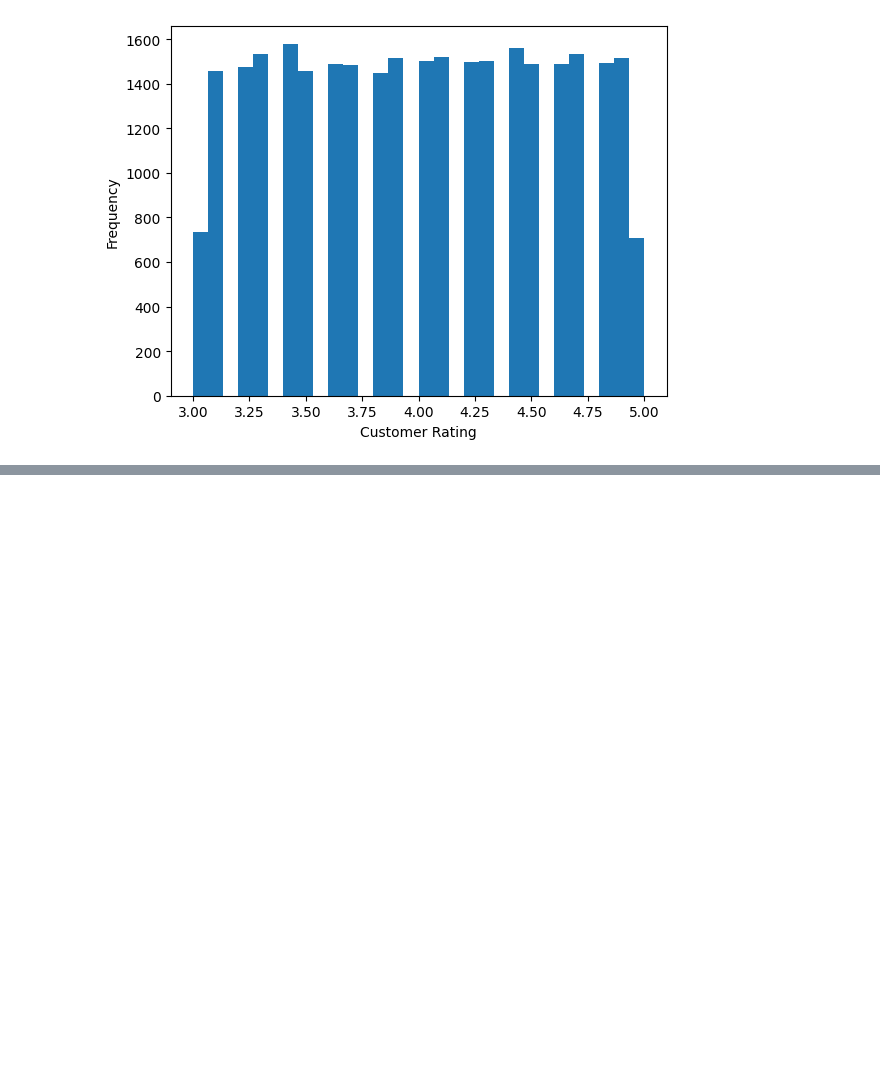
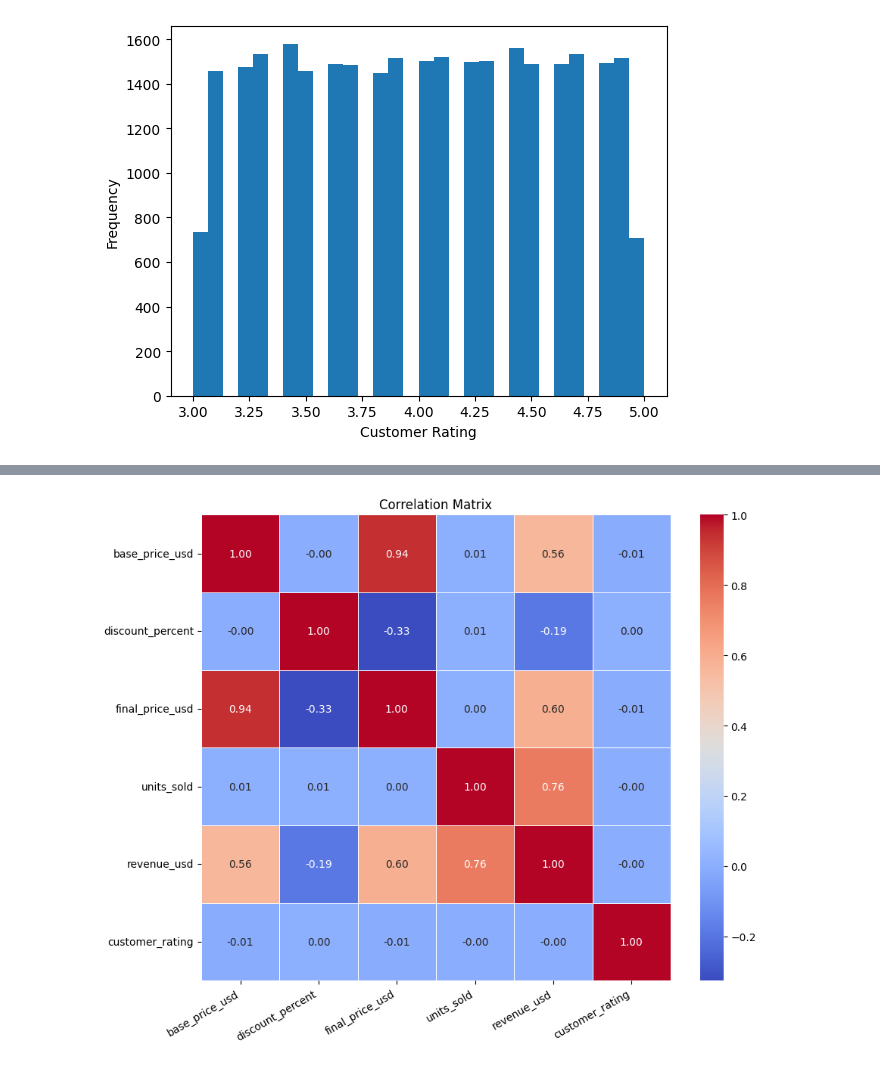
Before and after one commit to MrBigJupiter/Footwear_Sales_Analysis_2018_2026, a Jupyter notebook: Footwear Sales Analysis 2018/Jupyter Notebooks/eda.ipynb, the cells around one changed output, grey strips where cells are left out. Drawn from its saved outputs; the diff is of its cells as text; code cells hidden in the pictures; blank space fills up the shorter version.

Commit message:
Finished the correlation matrix with base numerical data. Need to put the EDA and the notebook in order

```diff
--- a/Footwear Sales Analysis 2018/Jupyter Notebooks/eda.ipynb
+++ b/Footwear Sales Analysis 2018/Jupyter Notebooks/eda.ipynb
@@ -196,0 +206,17 @@ plt.show()
+# %%
+# Import the seaborn package
+import seaborn as sns
+
+column_of_interest = ['base_price_usd', 'discount_percent', 'final_price_usd', 'units_sold', 'revenue_usd', 'customer_rating']
+
+# Calculate the matrix
+correlation_matrix = df_sales[column_of_interest].corr()
+
+# Display it on a seaborn heatmap
+plt.figure(figsize=(10, 8))
+sns.heatmap(correlation_matrix, annot=True, cmap='coolwarm', fmt=".2f", linewidths=.5)
+plt.title('Correlation Matrix')
+plt.xticks(rotation=30, ha='right')
+plt.show()
+# %% [output]
+[figure, added]
```
Also changed, not shown: parts of 4 cells of this notebook.
